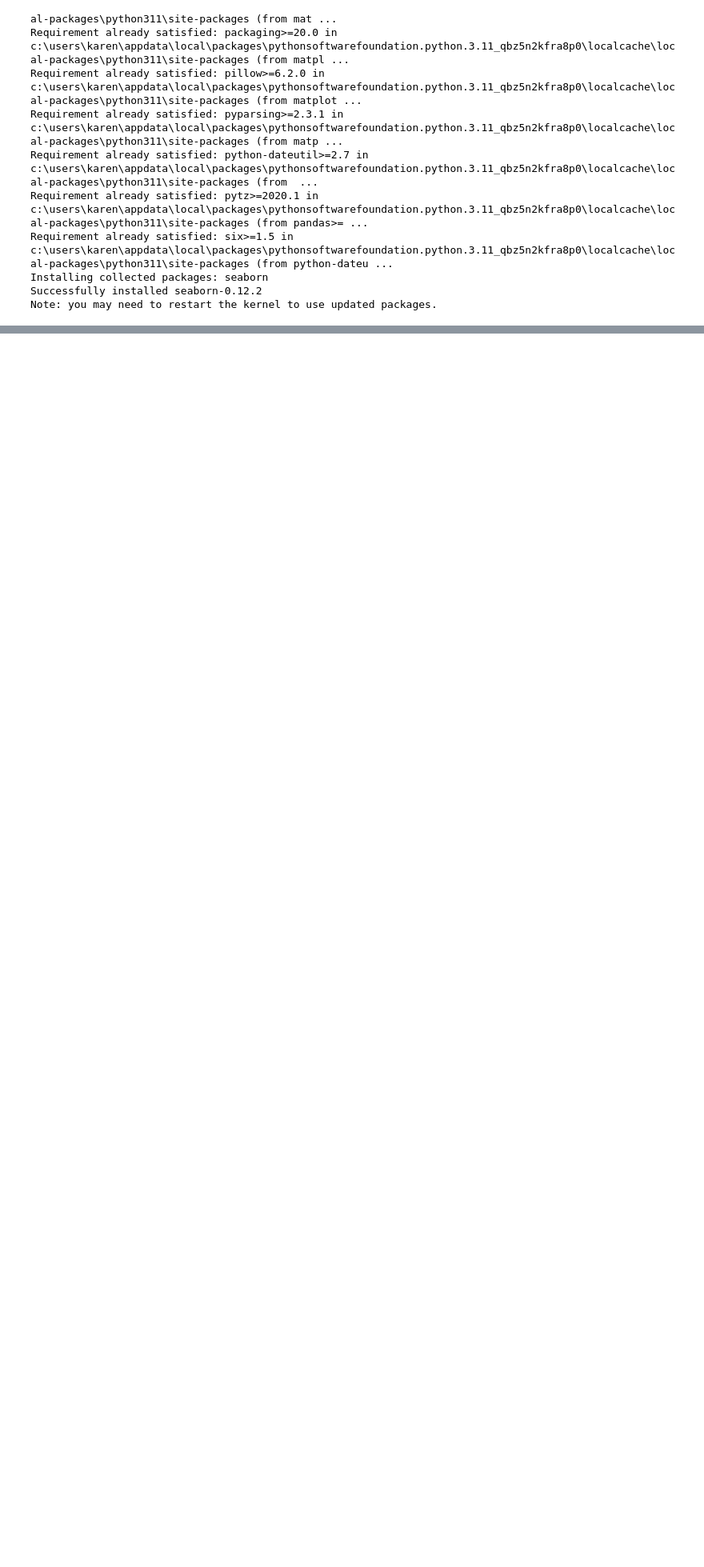
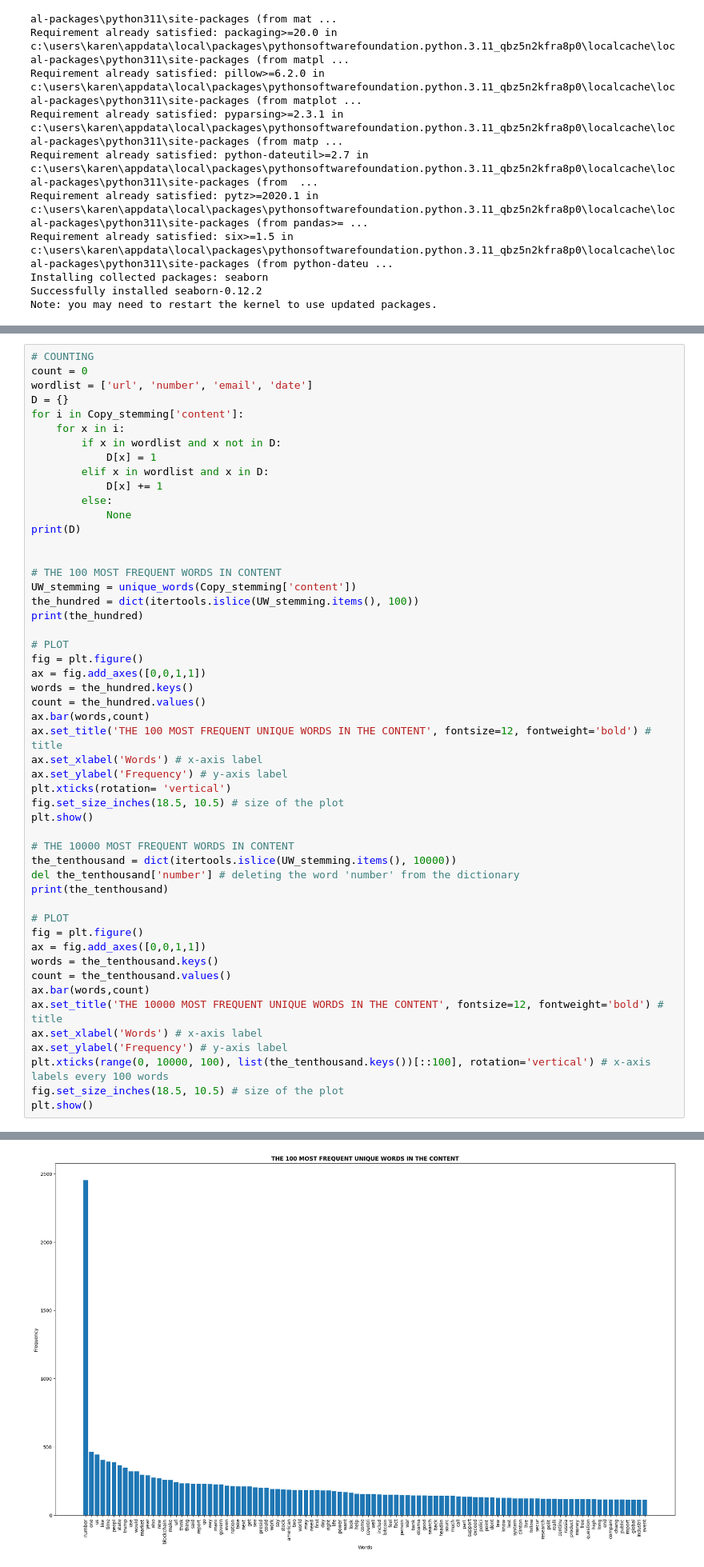
Before and after one commit to htr177/Group-8, a Jupyter notebook: testproject.ipynb, the cells around one changed output, grey strips where cells are left out. Shown at 80% size. Saved outputs shown, nothing was run; the diff lists cells and outputs as text; blank space fills up the shorter version.

```diff
--- a/testproject.ipynb
+++ b/testproject.ipynb
@@ -162,0 +175,52 @@ def unique_words (file):
+# %%
+# COUNTING
+count = 0
+wordlist = ['url', 'number', 'email', 'date']
+D = {}
+for i in Copy_stemming['content']:
+    for x in i:
+        if x in wordlist and x not in D:
+            D[x] = 1
+        elif x in wordlist and x in D:
+            D[x] += 1
+        else:
+            None
+print(D)
+
+
+# THE 100 MOST FREQUENT WORDS IN CONTENT
+UW_stemming = unique_words(Copy_stemming['content'])
+the_hundred = dict(itertools.islice(UW_stemming.items(), 100))
+print(the_hundred)
+
+# PLOT
+fig = plt.figure()
+ax = fig.add_axes([0,0,1,1])
+words = the_hundred.keys()
+count = the_hundred.values()
+ax.bar(words,count)
+ax.set_title('THE 100 MOST FREQUENT UNIQUE WORDS IN THE CONTENT', fontsize=12, fontweight='bold') # title
+ax.set_xlabel('Words') # x-axis label
+ax.set_ylabel('Frequency') # y-axis label
+plt.xticks(rotation= 'vertical')
+fig.set_size_inches(18.5, 10.5) # size of the plot
+plt.show()
+
+# THE 10000 MOST FREQUENT WORDS IN CONTENT
+the_tenthousand = dict(itertools.islice(UW_stemming.items(), 10000))
+del the_tenthousand['number'] # deleting the word 'number' from the dictionary
+print(the_tenthousand)
+
+# PLOT
+fig = plt.figure()
+ax = fig.add_axes([0,0,1,1])
+words = the_tenthousand.keys()
+count = the_tenthousand.values()
+ax.bar(words,count)
+ax.set_title('THE 10000 MOST FREQUENT UNIQUE WORDS IN THE CONTENT', fontsize=12, fontweight='bold') # title
+ax.set_xlabel('Words') # x-axis label
+ax.set_ylabel('Frequency') # y-axis label
+plt.xticks(range(0, 10000, 100), list(the_tenthousand.keys())[::100], rotation='vertical') # x-axis labels every 100 words
+fig.set_size_inches(18.5, 10.5) # size of the plot
+plt.show()
+# %% [output]
@@ -162,0 +229 @@ def unique_words (file):
+[figure, added]
```
Also changed, not shown: parts of 23 cells of this notebook.
